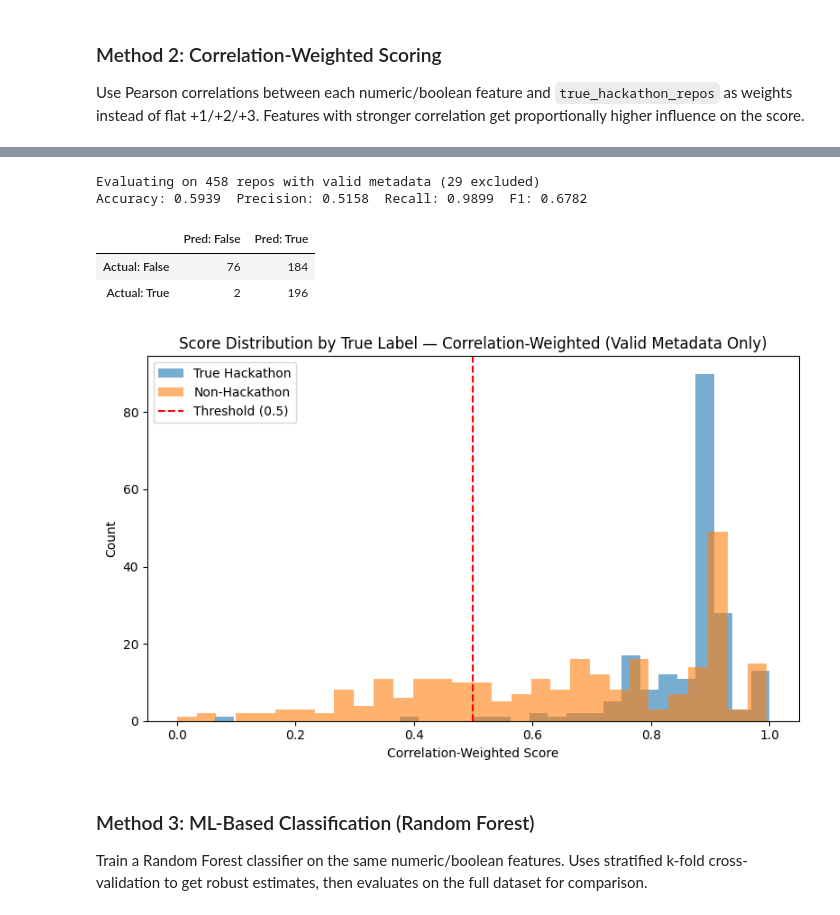
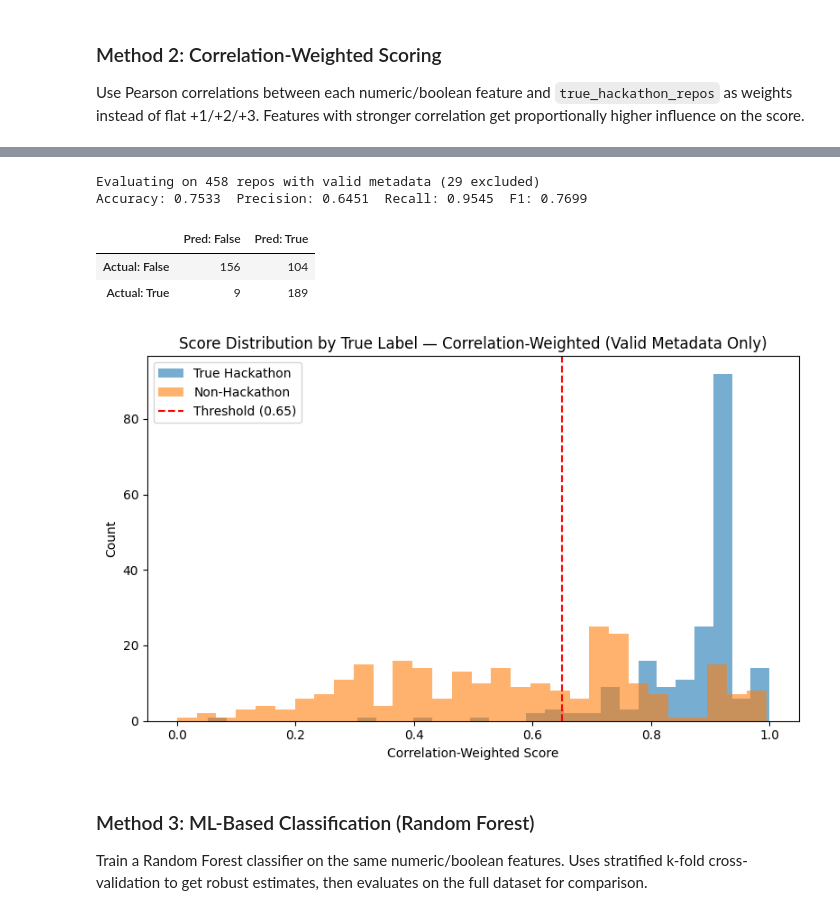
Before and after one commit to sdsc-ordes/open-pulse-hackalysis, a Jupyter notebook: src/hackathon_analysis/data_analysis/repo_analysis.ipynb, the cells around one changed output, grey strips where cells are left out. Saved outputs shown, nothing was run; the diff lists cells and outputs as text; code cells hidden in the pictures.

```diff
--- a/src/hackathon_analysis/data_analysis/repo_analysis.ipynb
+++ b/src/hackathon_analysis/data_analysis/repo_analysis.ipynb
@@ -764,7 +895,6 @@ def build_repo_text(row: dict, max_chars: int = DEFAULT_MAX_CHARS) -> str:
     parts = [
         row.get("repo_name") or row.get("repo") or row.get("name_with_owner"),
         row.get("description"),
-        row.get("primary_language"),
     ]
 
     topics = _coerce_string_list(row.get("topics") or row.get("repo_topics"))
@@ -785,7 +915,7 @@ def extract_concepts_for_repo(row: dict, login_info: dict) -> dict:
     """Extract concepts for a single repo row.
 
     Returns dict with:
-    - n_concepts (int)
+    - repo_concepts (list[dict]): raw API response
     - repo_concept_names (list[str])
     - repo_top_concept (str | None)
     - repo_concepts_error (str | None)
@@ -795,7 +925,7 @@ def extract_concepts_for_repo(row: dict, login_info: dict) -> dict:
     text = build_repo_text(row)
     if not text.strip():
         return {
-            "n_concepts": 0,
+            "repo_concepts": [],
             "repo_concept_names": [],
             "repo_top_concept": None,
             "repo_concepts_error": "empty_text",
@@ -812,7 +942,7 @@ def extract_concepts_for_repo(row: dict, login_info: dict) -> dict:
     except Exception as e:
         log.warning("Concept extraction failed: %s", e)
         return {
-            "n_concepts": 0,
+            "repo_concepts": [],
             "repo_concept_names": [],
             "repo_top_concept": None,
             "repo_concepts_error": str(e),
@@ -824,7 +954,7 @@ def extract_concepts_for_repo(row: dict, login_info: dict) -> dict:
     ]
 
     return {
-        "n_concepts": len(concept_names),
+        "repo_concepts": concepts,
         "repo_concept_names": concept_names,
         "repo_top_concept": concept_names[0] if concept_names else None,
         "repo_concepts_error": None,
@@ -835,11 +965,11 @@ def try_enrich_with_concepts(row: dict) -> dict:
     """Attempt to enrich a repo row with EPFL concepts.
 
     Returns a dict with concept fields. If anything fails (no credentials,
-    API down, import error), returns default values with n_concepts=0.
+    API down, import error), returns default values with empty concepts.
     This function NEVER raises — it always falls back gracefully.
     """
     defaults = {
-        "n_concepts": 0,
+        "repo_concepts": [],
         "repo_concept_names": [],
         "repo_top_concept": None,
         "repo_concepts_error": "not_attempted",
@@ -852,18 +982,10 @@ def try_enrich_with_concepts(row: dict) -> dict:
             return defaults
 
         result = extract_concepts_for_repo(row, login_info)
-        log.info("Extracted %d concepts for repo", result["n_concepts"])
+        log.info("Extracted %d concepts for repo", len(result["repo_concept_names"]))
         return result
 
     except Exception as e:
         log.warning("Concept enrichment failed: %s", e)
         defaults["repo_concepts_error"] = str(e)
         return defaults
-
-
-# Optional enrichment (gracefully skipped if credentials missing)
-print("Attempting to enrich with EPFL concepts...")
-concept_results = repo_metadata_df.iloc[0:5].apply(
-    lambda row: try_enrich_with_concepts(row.to_dict()), axis=1
-)
-print(f"Sample concept extraction: {concept_results.iloc[0]}")
@@ -2313,7 +2577,7 @@ def _get_num(v) -> float:
 
 STRONG_TERMS = [
     "hackathon",
-    "lauzhack",
+    "hack",
     "devpost",
     "mlh",
     "major league hacking",
@@ -2644,7 +2916,7 @@ class CorrelationWeights:
     weights: dict[str, float]
     feat_min: dict[str, float]
     feat_max: dict[str, float]
-    threshold: float = 0.5
+    threshold: float = 0.65
     score_min: float = 0.0
     score_max: float = 1.0
 
@@ -2664,7 +2936,7 @@ class CorrelationWeights:
             weights=d["weights"],
             feat_min=d["feat_min"],
             feat_max=d["feat_max"],
-            threshold=d.get("threshold", 0.5),
+            threshold=d.get("threshold", 0.65),
             score_min=d.get("score_min", 0.0),
             score_max=d.get("score_max", 1.0),
         )
@@ -2674,7 +2946,7 @@ def train_correlation_weights(
     df: pd.DataFrame,
     features: list[str],
     target: str = "true_hackathon_repos",
-    threshold: float = 0.5,
+    threshold: float = 0.65,
 ) -> CorrelationWeights:
     """Compute correlation weights and normalization params from training data.
 
@@ -2767,7 +3039,7 @@ corr_weights = train_correlation_weights(
     repo_metadata_df[repo_metadata_df[target].notna()],
     features=clean_features,
     target=target,
-    threshold=0.5,
+    threshold=0.65,
 )
 
 print(f"Trained correlation weights on {len(clean_features)} features")
@@ -2801,37 +3064,37 @@ Name: count, dtype: int64
 # %%
 # Evaluate Method 2: Correlation-Weighted (valid metadata only)
 valid_mask = repo_metadata_df["has_valid_metadata"].fillna(False).astype(bool)
 cm_df2 = repo_metadata_df.loc[valid_mask].dropna(subset=["corr_weighted_flag", "true_hackathon_repos"]).copy()
 y_true_cw = cm_df2["true_hackathon_repos"].astype(int)
 y_pred_cw = cm_df2["corr_weighted_flag"].astype(int)
 
 method_results["corr_weighted"] = evaluate_method(y_true_cw, y_pred_cw, "Correlation-Weighted")
 
 res = method_results["corr_weighted"]
 print(f"Evaluating on {len(cm_df2)} repos with valid metadata ({(~valid_mask).sum()} excluded)")
 print(f"Accuracy: {res['accuracy']}  Precision: {res['precision']}  Recall: {res['recall']}  F1: {res['f1']}")
 display(res["conf_matrix"])
 
 # Score distribution by class (valid metadata only)
 fig, ax = plt.subplots(figsize=(8, 5))
 valid_df = repo_metadata_df.loc[valid_mask]
 for label, group_name in [(True, "True Hackathon"), (False, "Non-Hackathon")]:
     subset = valid_df.loc[valid_df["true_hackathon_repos"] == label, "corr_weighted_score"].dropna()
     ax.hist(subset, bins=30, alpha=0.6, label=group_name)
-ax.axvline(x=0.5, color="red", linestyle="--", label="Threshold (0.5)")
+ax.axvline(x=0.65, color="red", linestyle="--", label="Threshold (0.65)")
 ax.set_xlabel("Correlation-Weighted Score")
 ax.set_ylabel("Count")
 ax.set_title("Score Distribution by True Label — Correlation-Weighted (Valid Metadata Only)")
 ax.legend()
 plt.tight_layout()
 plt.show()
 # %% [output]
 Evaluating on 458 repos with valid metadata (29 excluded)
-Accuracy: 0.5939  Precision: 0.5158  Recall: 0.9899  F1: 0.6782
+Accuracy: 0.7533  Precision: 0.6451  Recall: 0.9545  F1: 0.7699
 |  | Pred: False | Pred: True |
-| Actual: False | 76 | 184 |
-| Actual: True | 2 | 196 |
+| Actual: False | 156 | 104 |
+| Actual: True | 9 | 189 |
-[figure, old version]
+[figure, new version]
 # %% [markdown]
 ### Method 3: ML-Based Classification (Random Forest)
 
```
Also changed, not shown: parts of 36 cells of this notebook, 11 other files.
